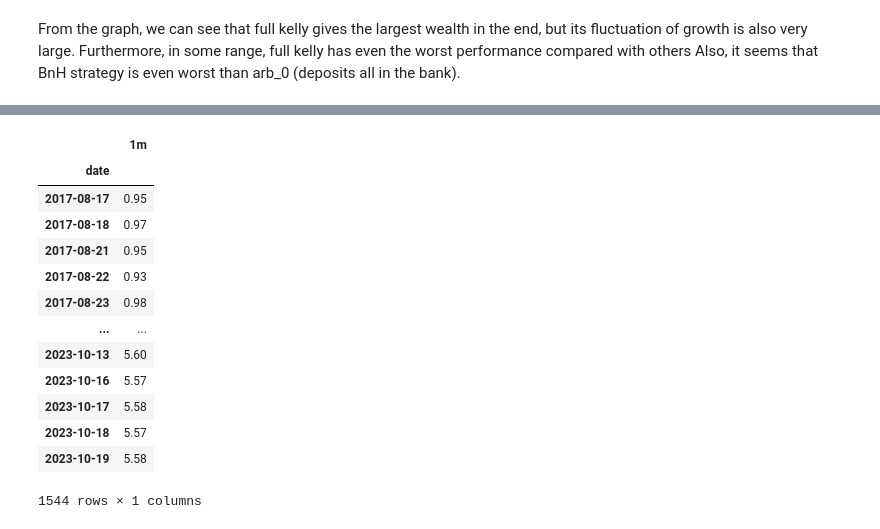
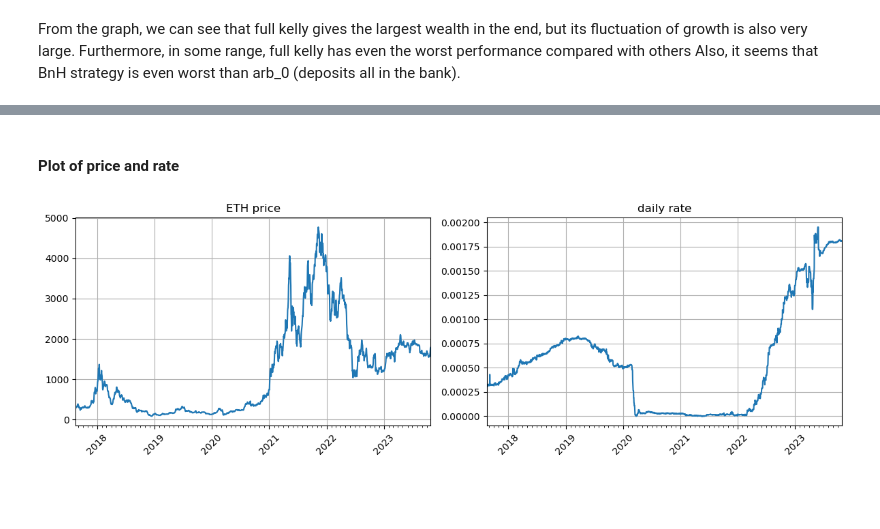
Before and after one commit to std92050/fin_math_110021515, a Jupyter notebook: Kelly criterion/Kelly_criterion.ipynb, the cells around one changed output, grey strips where cells are left out. Cells and saved outputs as stored; diff of their text form; code cells hidden in the pictures; blank space fills up the shorter version.

```diff
--- a/Kelly criterion/Kelly_criterion.ipynb
+++ b/Kelly criterion/Kelly_criterion.ipynb
@@ -219,17 +164,34 @@ Name: returns, Length: 2265, dtype: float64
-# %%
-rate
-# %% [output]
-|  | 1m |
-| date |  |
-| 2017-08-17 | 0.95 |
-| 2017-08-18 | 0.97 |
-| 2017-08-21 | 0.95 |
-| 2017-08-22 | 0.93 |
-| 2017-08-23 | 0.98 |
-| ... | ... |
-| 2023-10-13 | 5.60 |
-| 2023-10-16 | 5.57 |
-| 2023-10-17 | 5.58 |
-| 2023-10-18 | 5.57 |
-| 2023-10-19 | 5.58 |
-1544 rows × 1 columns
+# %%
+from datetime import datetime
+rate['date']=pd.to_datetime(rate['date']) #change str to datetime
+rate.set_index('date',inplace = True) #change index to 'date'
+
+df1=rate.resample('D').last().ffill()
+add_date = pd.date_range(start='2023-10-27', end='2023-10-30')
+df2= pd.DataFrame({'date':add_date , '1m':[5.57]*len(add_date)})
+df2.set_index('date',inplace = True)
+df3=pd.concat([df1,df2])
+df3['1m']=df3['1m']/100 #change the unit to %
+df3['1d']= (1+df3['1m'])**(1/30) -1
+
+rate_array = df3.loc[:,'1d'].values
+# %% [markdown]
+#### Plot of price and rate
+# %%
+from matplotlib.dates import *
+fig,ax = plt.subplots(1,2,figsize=(12,4))
+for i in [0,1] :
+    if i == 0:
+        ax[i].plot(time,price_array)
+        ax[i].set_title("ETH price")
+    else:
+        ax[i].plot(time,rate_array)
+        ax[i].set_title("daily rate")
+    ax[i].tick_params(axis='x',rotation=45)
+    ax[i].xaxis.set_minor_locator(MonthLocator())
+    ax[i].set_xlim(start,end)
+    ax[i].grid()
+
+plt.tight_layout()
+# %% [output]
+[figure, added]
```
Also changed, not shown: parts of 20 cells of this notebook, 1 other file.
